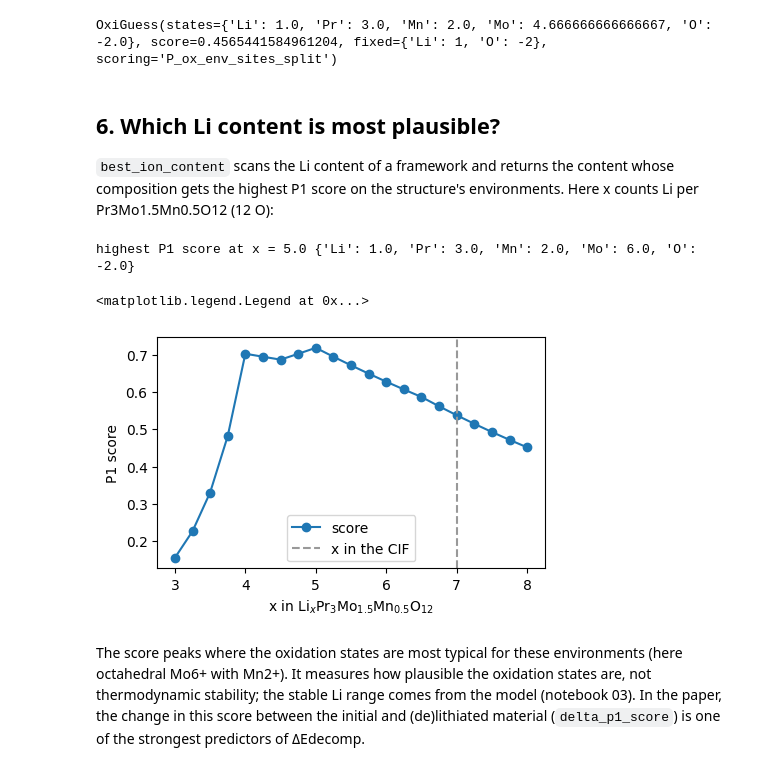
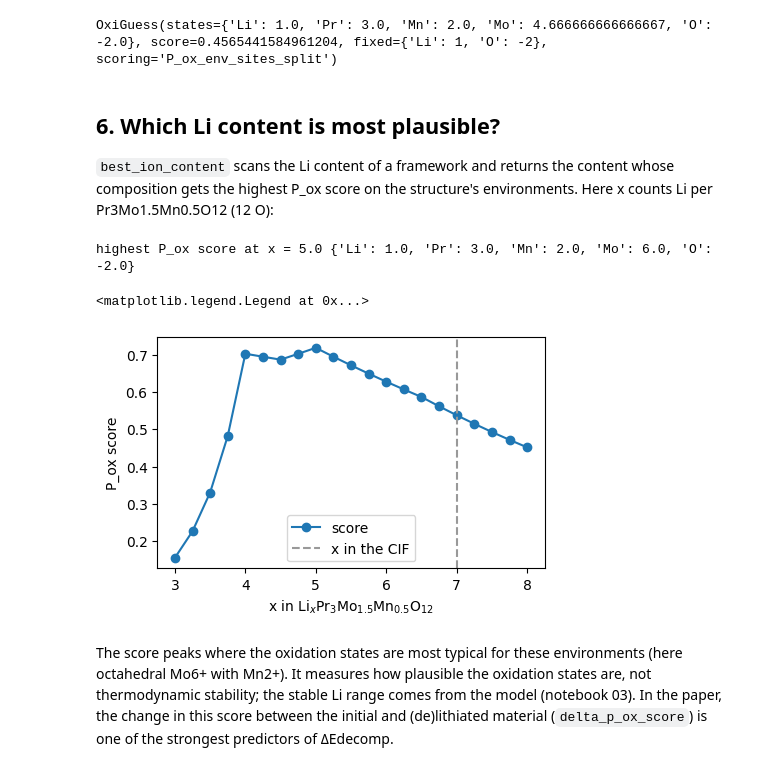
Before and after one commit to CharlesSchwarz/ion_insertion_modeling, a Jupyter notebook: notebooks/01_oxi_state_inference.ipynb, the cells around one changed output. Cells and saved outputs as stored; diff of their text form; code cells hidden in the pictures.

```diff
--- a/notebooks/01_oxi_state_inference.ipynb
+++ b/notebooks/01_oxi_state_inference.ipynb
@@ -163,19 +161,19 @@ OxiGuess(states={'Li': 1.0, 'Pr': 3.0, 'Mn': 2.0, 'Mo': 4.666666666666667, 'O':
 ## 6. Which Li content is most plausible?
 
 `best_ion_content` scans the Li content of a framework and returns the content whose composition gets the highest
-P1 score on the structure's environments. Here x counts Li per Pr3Mo1.5Mn0.5O12 (12 O):
+P_ox score on the structure's environments. Here x counts Li per Pr3Mo1.5Mn0.5O12 (12 O):
 # %%
 x_best, g_best, table = oxi.best_ion_content(garnet, x_grid=np.arange(3, 8.01, 0.25), framework_formula="Pr3Mo1.5Mn0.5O12")
-print("highest P1 score at x =", x_best, g_best.states)
+print("highest P_ox score at x =", x_best, g_best.states)
 ax = table.plot(x="x", y="score", marker="o", legend=False, figsize=(5, 3))
 ax.axvline(7, color="0.6", ls="--", label="x in the CIF")
-ax.set_xlabel("x in Li$_x$Pr$_3$Mo$_{1.5}$Mn$_{0.5}$O$_{12}$"); ax.set_ylabel("P1 score"); ax.legend()
+ax.set_xlabel("x in Li$_x$Pr$_3$Mo$_{1.5}$Mn$_{0.5}$O$_{12}$"); ax.set_ylabel("P_ox score"); ax.legend()
 # %% [output]
-highest P1 score at x = 5.0 {'Li': 1.0, 'Pr': 3.0, 'Mn': 2.0, 'Mo': 6.0, 'O': -2.0}
+highest P_ox score at x = 5.0 {'Li': 1.0, 'Pr': 3.0, 'Mn': 2.0, 'Mo': 6.0, 'O': -2.0}
 <matplotlib.legend.Legend at 0x...>
-[figure, old version]
+[figure, new version]
 # %% [markdown]
 The score peaks where the oxidation states are most typical for these environments (here octahedral Mo6+ with Mn2+).
 It measures how plausible the oxidation states are, not thermodynamic stability; the stable Li range comes from the
 model (notebook 03). In the paper, the change in this score between the initial and (de)lithiated material
-(`delta_p1_score`) is one of the strongest predictors of ΔEdecomp.
+(`delta_p_ox_score`) is one of the strongest predictors of ΔEdecomp.
```
Also changed, not shown: parts of 4 cells of this notebook, 42 other files.
